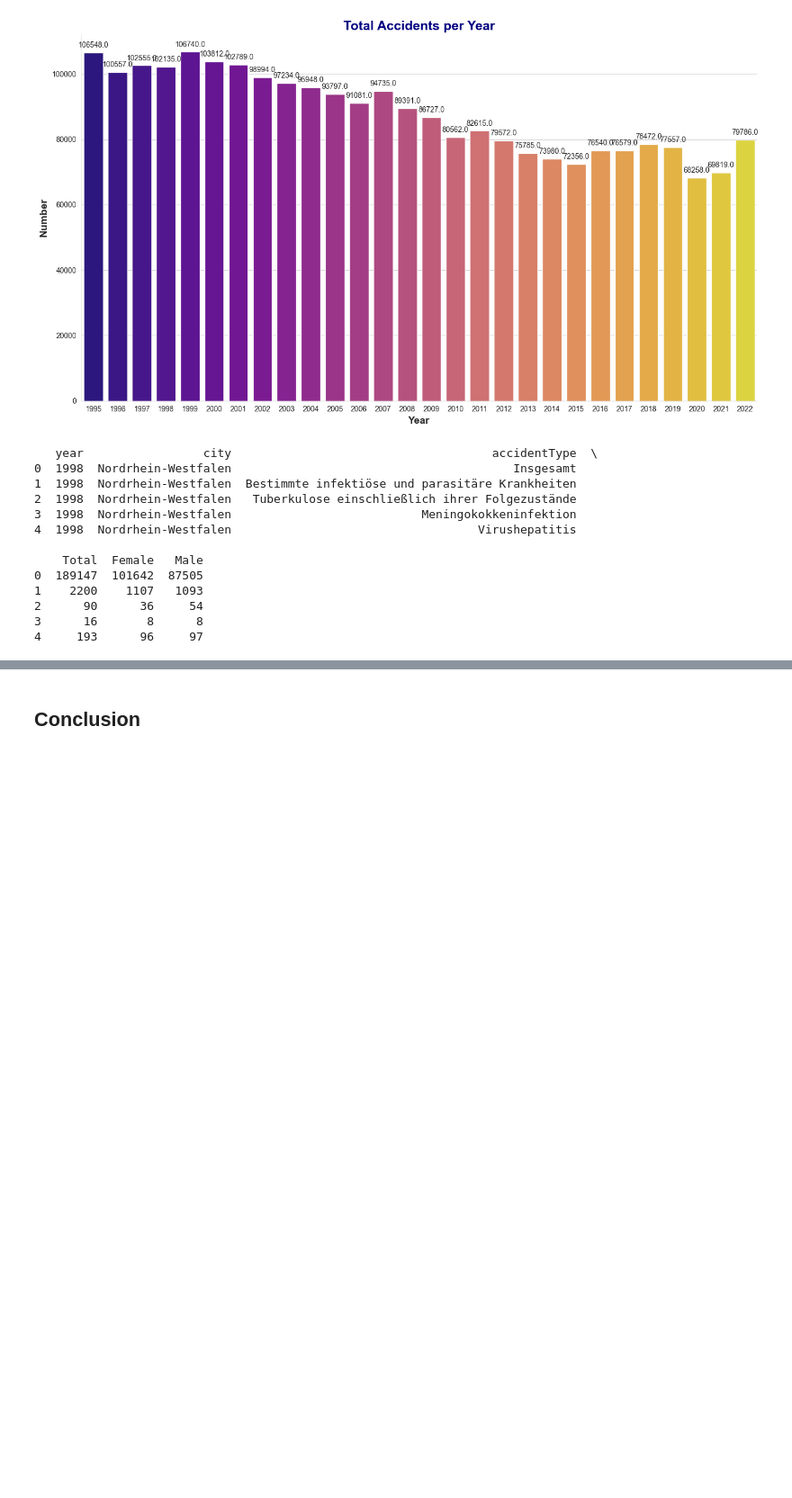
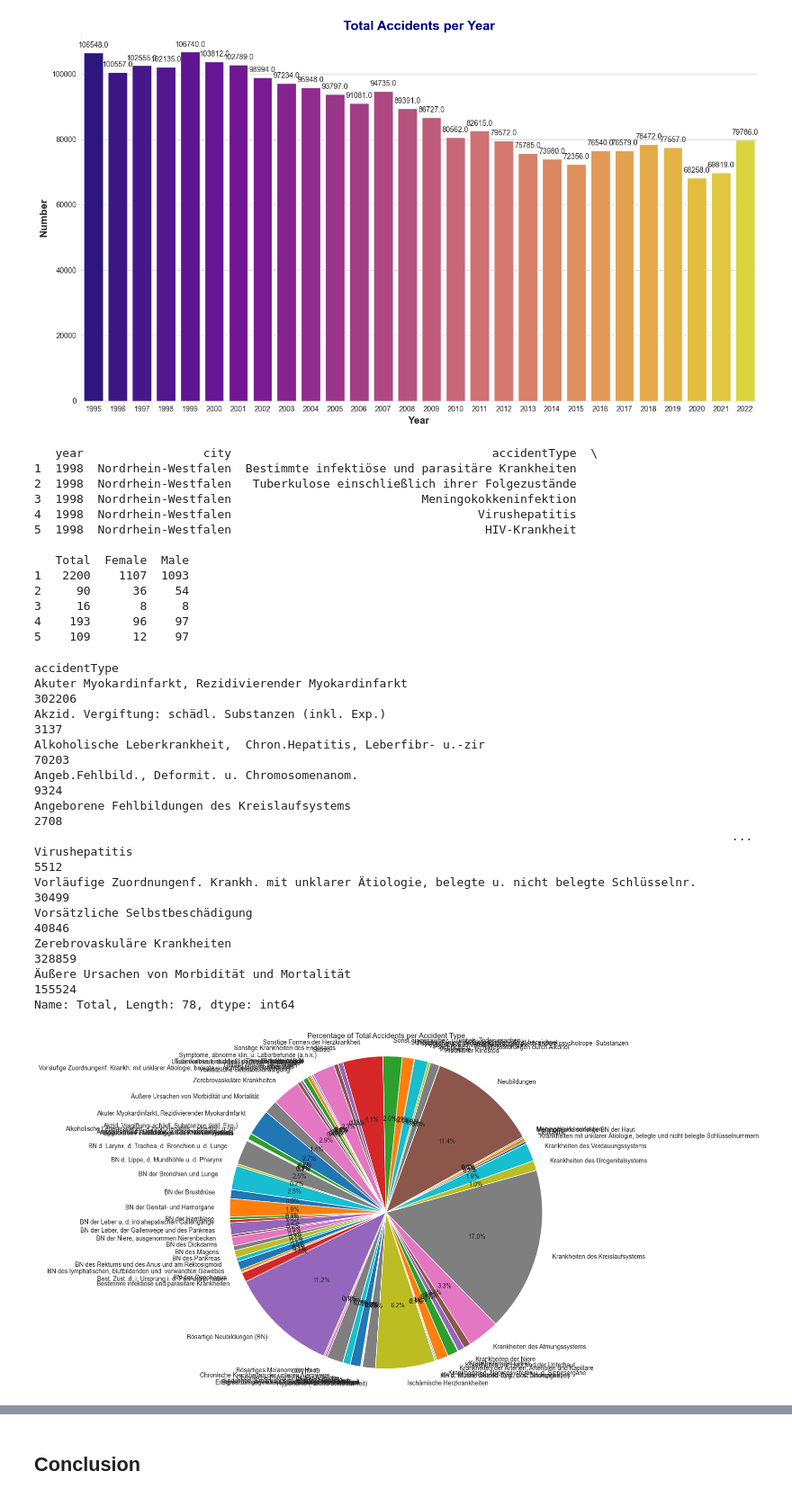
Before and after one commit to prathameshagare/made-template-ws2324, a Jupyter notebook: project/report.ipynb, the cells around one changed output, grey strips where cells are left out. Shown at 90% size. Drawn from its saved outputs; the diff is of its cells as text; code cells hidden in the pictures; blank space fills up the shorter version.

```diff
--- a/project/report.ipynb
+++ b/project/report.ipynb
@@ -188,11 +188,16 @@ columns_to_keep_death = ['year', 'city','accidentType','Total','Female','Male']
 New_death_df = death_df[columns_to_keep_death]
 New_death_df = New_death_df.replace('-', np.nan)
 New_death_df.dropna(subset=['Total','Female','Male'], inplace=True)
+#New_death_df = New_death_df[New_death_df['Female'] == '-']
+# print(New_death_df)
 New_death_df.astype(dtype_dict)
 # New_death_df = New_death_df.fillna('')
 
+# Alternatively, to drop the row in place without reassigning the DataFrame (modifying the original DataFrame)
 filtered_death_df = New_death_df[New_death_df['city'] == 'Nordrhein-Westfalen']
-print(filtered_death_df.head(5))
+# print(filtered_death_AccidentType.head(5))
+filtered_death_AccidentType = filtered_death_df[filtered_death_df['accidentType'] != 'Insgesamt']
+print(filtered_death_AccidentType.head(5))
 #print(filtered_death_df['Total'] == "")
 filtered_death_df_Total = filtered_death_df[filtered_death_df['accidentType'] == 'Insgesamt']
 # filtered_death_df_Total = filtered_death_df_Total.rename(columns=[])
@@ -201,21 +206,64 @@ filtered_death_df_Total = filtered_death_df_Total.sort_values(by='year', ascendi
 
 filtered_death_df_Total = filtered_death_df_Total.astype(dtype_dict)
 # filtered_death_df_Total['Total'] = filtered_death_df_Total['Total'].astype(int)
-#print(filtered_death_df_Total)
+# print(filtered_death_df_Total)
 # %% [output]
    year                 city                                     accidentType  \
-0  1998  Nordrhein-Westfalen                                        Insgesamt
 1  1998  Nordrhein-Westfalen  Bestimmte infektiöse und parasitäre Krankheiten
 2  1998  Nordrhein-Westfalen   Tuberkulose einschließlich ihrer Folgezustände
 3  1998  Nordrhein-Westfalen                           Meningokokkeninfektion
 4  1998  Nordrhein-Westfalen                                   Virushepatitis
+5  1998  Nordrhein-Westfalen                                    HIV-Krankheit
 
-    Total  Female   Male
-0  189147  101642  87505
-1    2200    1107   1093
-2      90      36     54
-3      16       8      8
-4     193      96     97
+   Total  Female  Male
+1   2200    1107  1093
+2     90      36    54
+3     16       8     8
+4    193      96    97
+5    109      12    97
+# %%
+import matplotlib.pyplot as plt
+import pandas as pd
+
+# Drop rows where 'Total' is NaN
+New_death_df = New_death_df.dropna(subset=['Total'])
+
+# Assuming New_death_df is your DataFrame and is already loaded
+
+# Data Aggregation: Sum the 'Total' column for each accidentType
+yearly_totals = filtered_death_AccidentType.groupby('accidentType')['Total'].sum()
+
+print (yearly_totals)
+
+plt.figure(figsize=(10, 10))  # Adjust the size of the figure as needed
+
+# Creating the pie chart
+plt.pie(yearly_totals, labels=yearly_totals.index, autopct='%1.1f%%', startangle=140)
+
+# Equal aspect ratio ensures that pie is drawn as a circle.
+plt.axis('equal')
+
+# Adding a title
+plt.title('Percentage of Total Accidents per Accident Type')
+
+# Show the plot
+# plt.legend()
+plt.show()
+# %% [output]
+accidentType
+Akuter Myokardinfarkt, Rezidivierender Myokardinfarkt                                             302206
+Akzid. Vergiftung: schädl. Substanzen (inkl. Exp.)                                                  3137
+Alkoholische Leberkrankheit,  Chron.Hepatitis, Leberfibr- u.-zir                                   70203
+Angeb.Fehlbild., Deformit. u. Chromosomenanom.                                                      9324
+Angeborene Fehlbildungen des Kreislaufsystems                                                       2708
+                                                                                                   ...
+Virushepatitis                                                                                      5512
+Vorläufige Zuordnungenf. Krankh. mit unklarer Ätiologie, belegte u. nicht belegte Schlüsselnr.     30499
+Vorsätzliche Selbstbeschädigung                                                                    40846
+Zerebrovaskuläre Krankheiten                                                                      328859
+Äußere Ursachen von Morbidität und Mortalität                                                     155524
+Name: Total, Length: 78, dtype: int64
+[figure, added]
 # %%
 import matplotlib.pyplot as plt
 import pandas as pd
```
Also changed, not shown: parts of 1 cell of this notebook, 3 other files.
